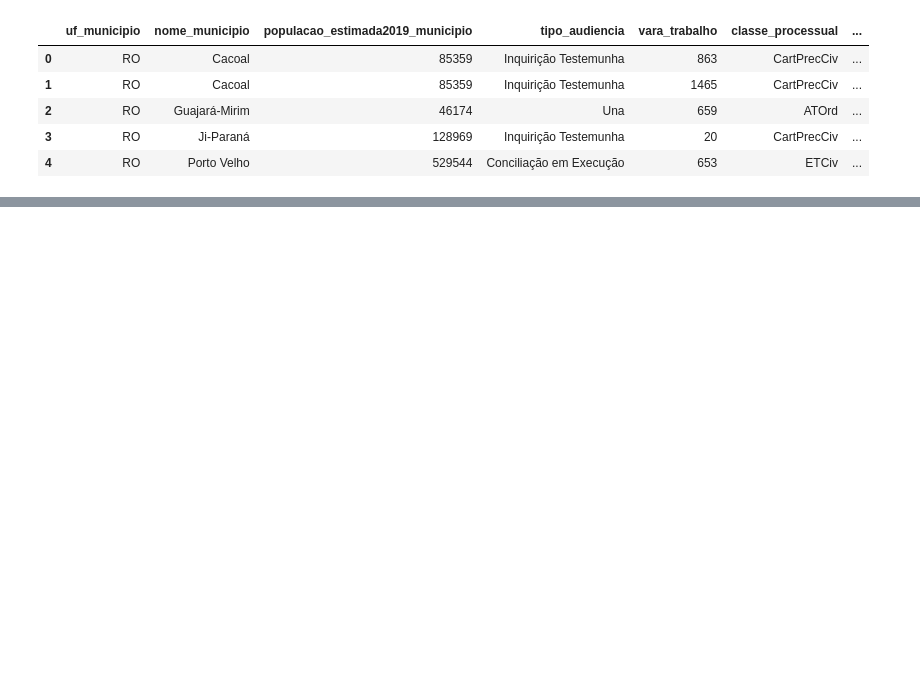
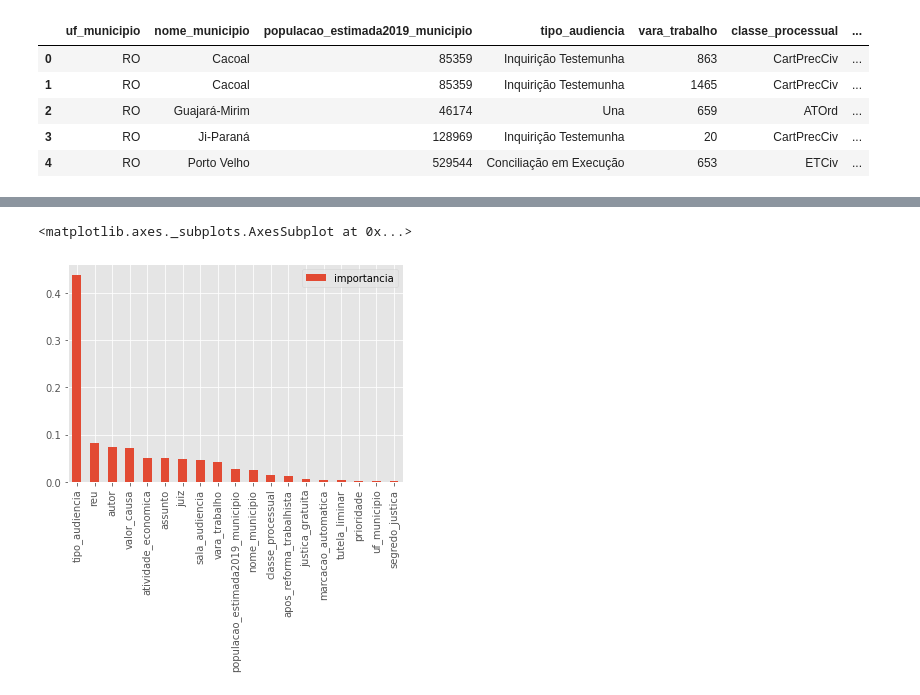
Before and after one commit to Igorgodoi/tccpucminas, a Jupyter notebook: TCCMINAS_Modelo.ipynb, the cells around one changed output, grey strips where cells are left out. Saved outputs shown, nothing was run; the diff lists cells and outputs as text; code cells hidden in the pictures; blank space fills up the shorter version.

```diff
--- a/TCCMINAS_Modelo.ipynb
+++ b/TCCMINAS_Modelo.ipynb
@@ -160,0 +358,5 @@ feat_importances.plot(kind='barh')
+# %%
+enc = TargetEncoder(cols=colunas_categoricas, min_samples_leaf=200)
+enc.fit(df_audiencia_train, df_audiencia_train['duracao_audiencia'])
+df_audiencia_train_trg = enc.transform(df_audiencia_train)
+df_audiencia_test_trg = enc.transform(df_audiencia_test)
@@ -160,0 +372,9 @@ feat_importances.plot(kind='barh')
+# %%
+X_train_trg = df_audiencia_train_trg.drop("duracao_audiencia", axis=1)
+X_test_trg = df_audiencia_test_trg.drop("duracao_audiencia", axis=1)
+
+y_train_trg = df_audiencia_train_trg["duracao_audiencia"]
+y_test_trg = df_audiencia_test_trg["duracao_audiencia"]
+
+mdl_trg = RandomForestRegressor(n_jobs=6, n_estimators=650, random_state=22, min_samples_leaf=4, min_samples_split=10, max_features='sqrt', max_depth=70)
+mdl_trg.fit(X_train_trg, y_train_trg)
@@ -160,0 +443,4 @@ feat_importances.plot(kind='barh')
+# %%
+feature_importances = pd.DataFrame(mdlTunado.feature_importances_,
+                                   index = X_train_trg.columns,
+                                   columns=['importancia']).sort_values('importancia', ascending=False)
@@ -160,0 +467,5 @@ feat_importances.plot(kind='barh')
+# %%
+feature_importances.plot(kind='bar')
+# %% [output]
+<matplotlib.axes._subplots.AxesSubplot at 0x...>
+[figure, added]
```
Also changed, not shown: parts of 70 cells of this notebook.
